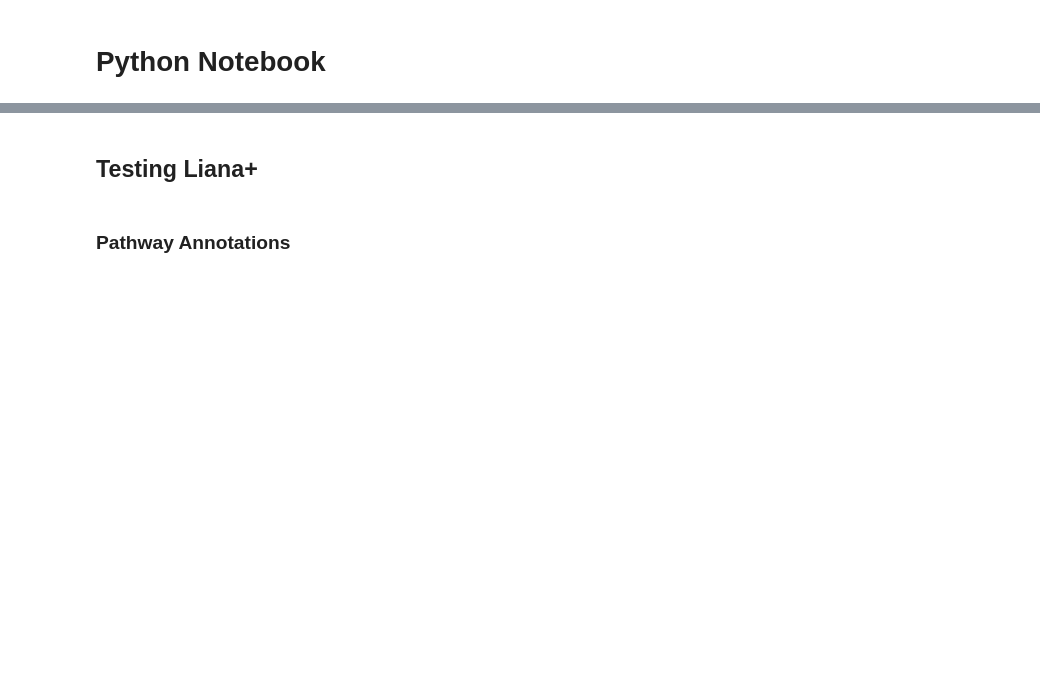
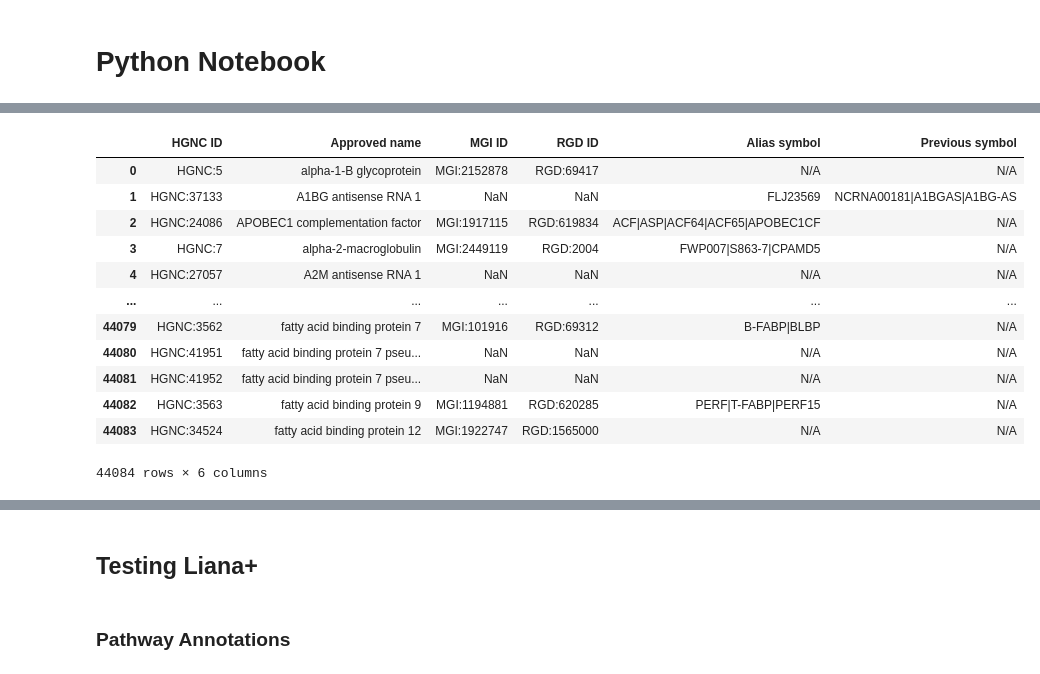
Before and after one commit to bioinfo-YCU/ConnectomeDB, a Jupyter notebook: Python_test.ipynb, the cells around one changed output, grey strips where cells are left out. Cells and saved outputs as stored; diff of their text form; code cells hidden in the pictures; blank space fills up the shorter version.

```diff
--- a/Python_test.ipynb
+++ b/Python_test.ipynb
@@ -6 +348,17 @@ NameError: name 'os' is not defined
+# %%
+pop_up_info_lim
+# %% [output]
+|  | HGNC ID | Approved name | MGI ID | RGD ID | Alias symbol | Previous symbol |
+| 0 | HGNC:5 | alpha-1-B glycoprotein | MGI:2152878 | RGD:69417 | N/A | N/A |
+| 1 | HGNC:37133 | A1BG antisense RNA 1 | NaN | NaN | FLJ23569 | NCRNA00181|A1BGAS|A1BG-AS |
+| 2 | HGNC:24086 | APOBEC1 complementation factor | MGI:1917115 | RGD:619834 | ACF|ASP|ACF64|ACF65|APOBEC1CF | N/A |
+| 3 | HGNC:7 | alpha-2-macroglobulin | MGI:2449119 | RGD:2004 | FWP007|S863-7|CPAMD5 | N/A |
+| 4 | HGNC:27057 | A2M antisense RNA 1 | NaN | NaN | N/A | N/A |
+| ... | ... | ... | ... | ... | ... | ... |
+| 44079 | HGNC:3562 | fatty acid binding protein 7 | MGI:101916 | RGD:69312 | B-FABP|BLBP | N/A |
+| 44080 | HGNC:41951 | fatty acid binding protein 7 pseu... | NaN | NaN | N/A | N/A |
+| 44081 | HGNC:41952 | fatty acid binding protein 7 pseu... | NaN | NaN | N/A | N/A |
+| 44082 | HGNC:3563 | fatty acid binding protein 9 | MGI:1194881 | RGD:620285 | PERF|T-FABP|PERF15 | N/A |
+| 44083 | HGNC:34524 | fatty acid binding protein 12 | MGI:1922747 | RGD:1565000 | N/A | N/A |
+44084 rows × 6 columns
 # %%
```
Also changed, not shown: parts of 15 cells of this notebook, 14 other files.
